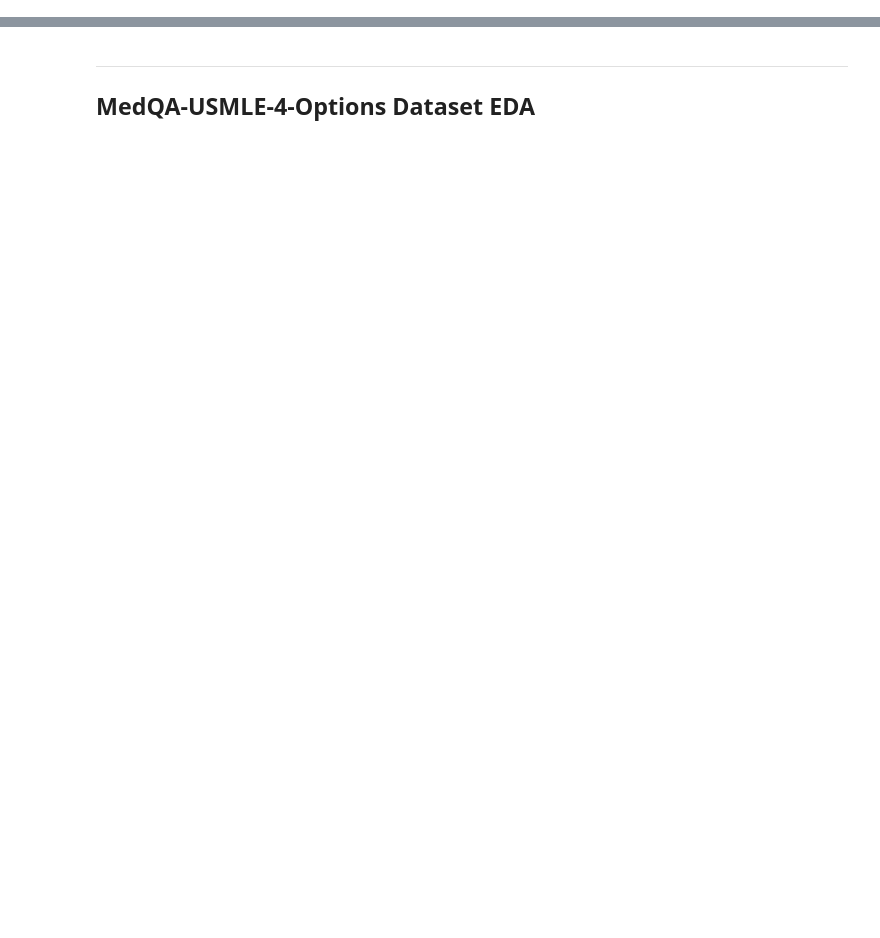
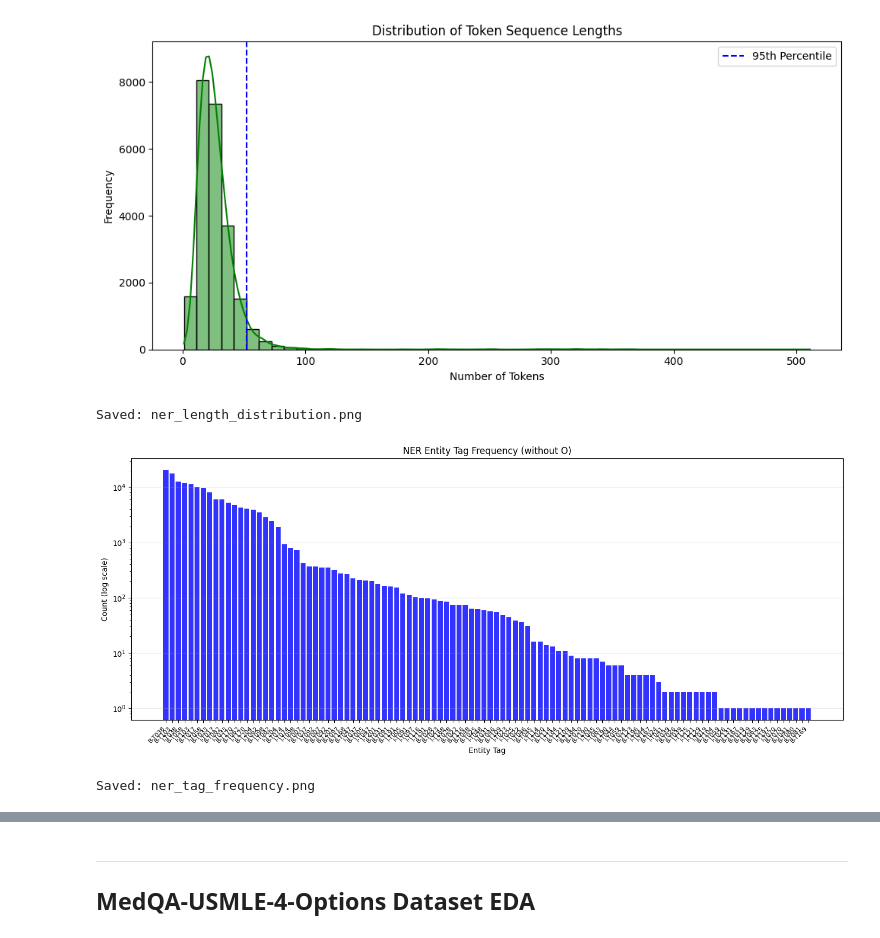
Before and after one commit to vonKleve/csci-e222-final-project, a Jupyter notebook: 00-eda.ipynb, the cells around one changed output, grey strips where cells are left out. Cells and saved outputs as stored; diff of their text form; code cells hidden in the pictures; blank space fills up the shorter version.

```diff
--- a/00-eda.ipynb
+++ b/00-eda.ipynb
@@ -117,33 +125,38 @@ print(top_10_tags)
 # %%
 # Distribution of Token Sequence Lengths
 seq_lengths = [len(tokens) for tokens in dataset['train']['tokens']]
 fig, ax = plt.subplots(figsize=(10, 5))
-sns.histplot(seq_lengths, bins=50, kde=True, color='purple', ax=ax)
+sns.histplot(seq_lengths, bins=50, kde=True, color='green', ax=ax)
 ax.set_title('Distribution of Token Sequence Lengths')
 ax.set_xlabel('Number of Tokens')
 ax.set_ylabel('Frequency')
-ax.axvline(np.percentile(seq_lengths, 95), color='red', linestyle='dashed', label='95th Percentile')
+ax.axvline(np.percentile(seq_lengths, 95), color='blue', linestyle='dashed', label='95th Percentile')
 ax.legend()
 plt.tight_layout()
-plt.savefig('ner_length_distribution.png', dpi=150, bbox_inches='tight')
+plt.savefig('ner_length_distribution.png')
 plt.show()
 print("Saved: ner_length_distribution.png")
 
-# Tag Frequency Bar Chart (sorted descending, log scale, excluding 'O')
+# Tag Frequency Bar Chart
 tag_counts_without_o = tag_counts.drop('O', errors='ignore').sort_values(ascending=False)
 fig, ax = plt.subplots(figsize=(14, 6))
-ax.bar(range(len(tag_counts_without_o)), tag_counts_without_o.values, color='steelblue', alpha=0.8)
+ax.bar(range(len(tag_counts_without_o)), tag_counts_without_o.values, color='blue', alpha=0.8)
 ax.set_xticks(range(len(tag_counts_without_o)))
-ax.set_xticklabels(tag_counts_without_o.index, rotation=45, ha='right', fontsize=8)
+ax.set_xticklabels(tag_counts_without_o.index, rotation=45, ha='right', fontsize=8) # works now
 ax.set_yscale('log')
 ax.set_xlabel('Entity Tag')
 ax.set_ylabel('Count (log scale)')
-ax.set_title('NER Entity Tag Frequency (excluding O), sorted by count descending')
+ax.set_title('NER Entity Tag Frequency (without O)')
 ax.grid(True, axis='y', alpha=0.3)
 plt.tight_layout()
-plt.savefig('ner_tag_frequency.png', dpi=150, bbox_inches='tight')
+plt.savefig('ner_tag_frequency.png')
 plt.show()
 print("Saved: ner_tag_frequency.png")
+# %% [output]
+[figure, added]
+Saved: ner_length_distribution.png
+[figure, added]
+Saved: ner_tag_frequency.png
 # %%
 import pandas as pd
 import matplotlib.pyplot as plt
```
Also changed, not shown: parts of 9 cells of this notebook.
